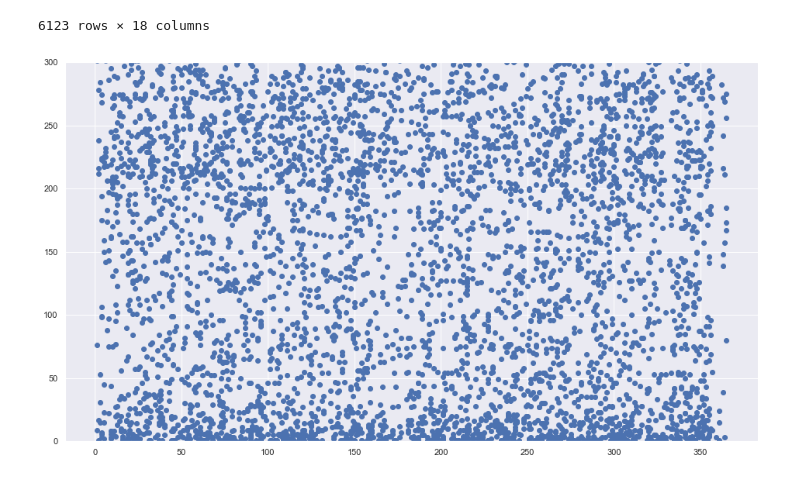
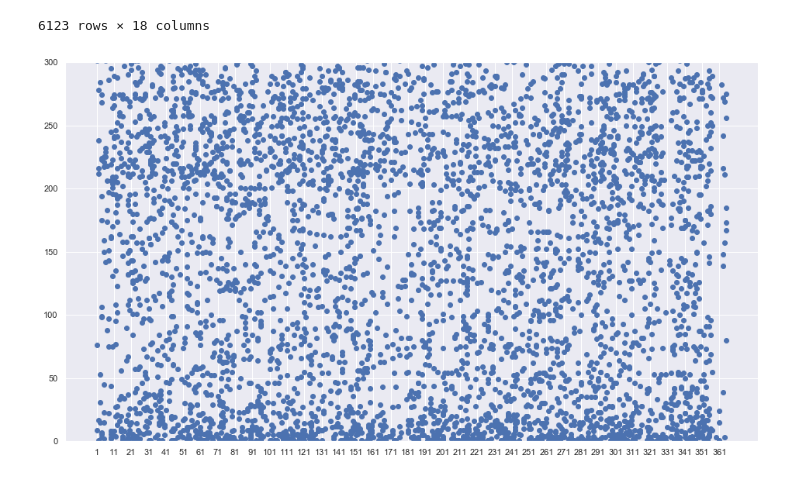
Before and after one commit to silviudev/recommender_system_capstone, a Jupyter notebook: analytics.ipynb, the cells around one changed output. Drawn from its saved outputs; the diff is of its cells as text; code cells hidden in the pictures.

```diff
--- a/analytics.ipynb
+++ b/analytics.ipynb
@@ -36,18 +36,18 @@ data
 # %%
 x1 = data["DayOfYear"]
 y = data["AveragePlaytime"]
 fig, ax = plt.subplots()
 plt.scatter(x1,y)
 #plt.xlim(1, 366)
 plt.ylim(0, 300)
 #plt.xlabel("Price", fontsize=20)
 #plt.ylabel("Percent Rating", fontsize=20)
-#plt.xticks(np.arange(min(x1), 366, 10))
+plt.xticks(np.arange(min(x1), 366, 10))
 #plt.yticks(np.arange(min(y), max(y)+0.05, 0.05))
 plt.rcParams["figure.figsize"] = [16,9]
 plt.show()
 # %% [output]
-[figure, old version]
+[figure, new version]
 # %%
 x = sm.add_constant(x1)
 result = sm.GLSAR(y,x).fit()
```
Also changed, not shown: parts of 8 cells of this notebook, 9 other files.
